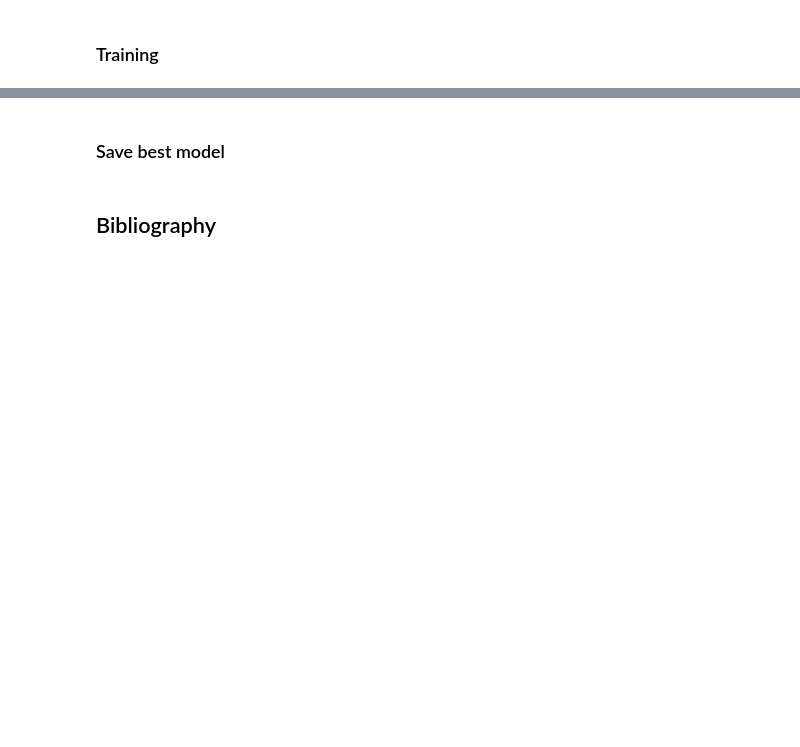
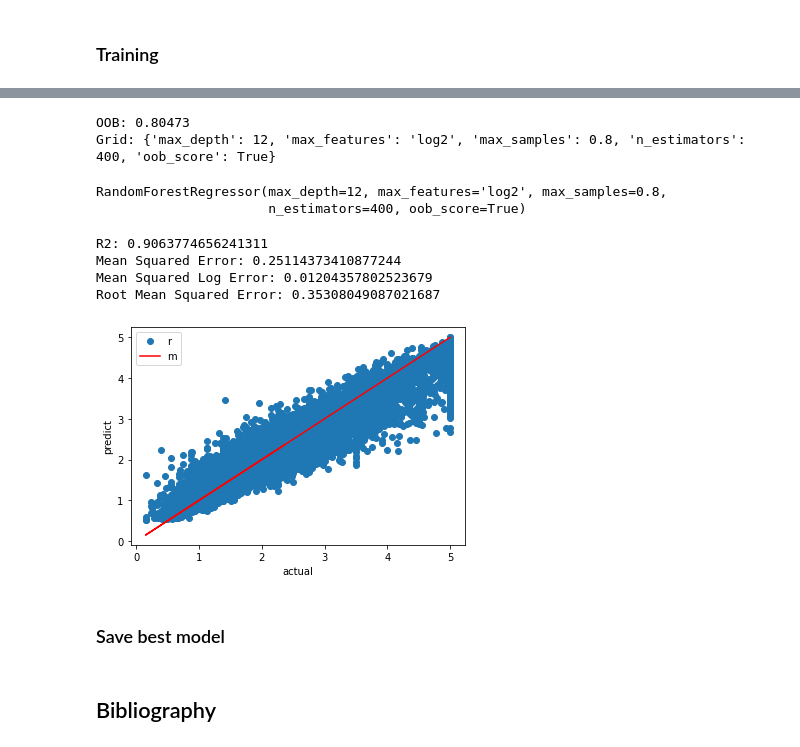
Before and after one commit to lsiksous/california, a Jupyter notebook: Training.ipynb, the cells around one changed output, grey strips where cells are left out. Drawn from its saved outputs; the diff is of its cells as text; code cells hidden in the pictures; blank space fills up the shorter version.

```diff
--- a/Training.ipynb
+++ b/Training.ipynb
@@ -64,3 +118,59 @@ gm.best_score_
+# %%
+rf = RandomForestRegressor(RANDOM_STATE)
+
+grid = {
+    'n_estimators': [400, 800],
+    'max_samples': [0.8, 1],
+    'max_features': ['log2'],
+    'max_depth' : [6,8,10,12],
+    'oob_score': [True]
+}
+
+best_score = 0
+for g in ParameterGrid(grid):
+    rf.set_params(**g)
+    rf.fit(X,y)
+    if rf.oob_score_ > best_score:
+        best_score = rf.oob_score_
+        best_grid = g
+
+print("OOB: %0.5f" % best_score)
+print("Grid:", best_grid)
+# %% [output]
+OOB: 0.80473
+Grid: {'max_depth': 12, 'max_features': 'log2', 'max_samples': 0.8, 'n_estimators': 400, 'oob_score': True}
+# %%
+rf.set_params(**best_grid)
+rf.fit(X,y)
+# %% [output]
+RandomForestRegressor(max_depth=12, max_features='log2', max_samples=0.8,
+                      n_estimators=400, oob_score=True)
+# %%
+y_pred = rf.predict(X)
+r2 = r2_score(y, y_pred)
+print('R2:', r2)
+mae = mean_absolute_error(y, y_pred)
+print('Mean Squared Error:', mae)
+msle = mean_squared_log_error(y, y_pred)
+print('Mean Squared Log Error:', msle)
+rmse = np.sqrt(mean_squared_error(y, y_pred))
+print('Root Mean Squared Error:', rmse)
+# %% [output]
+R2: 0.9063774656241311
+Mean Squared Error: 0.25114373410877244
+Mean Squared Log Error: 0.01204357802523679
+Root Mean Squared Error: 0.35308049087021687
+# %%
+plt.plot(y,y_pred,'o')
+plt.plot(y, y, "r-", label= "y=x")
+plt.title('')
+plt.legend(f'rmse = {rmse}')
+plt.xlabel('actual')
+plt.ylabel('predict')
+plt.plot
+plt.show()
+# %% [output]
+[figure, added]
 # %% [markdown]
 ### Save best model
 # %%
```
Also changed, not shown: parts of 12 cells of this notebook, 5 other files.
